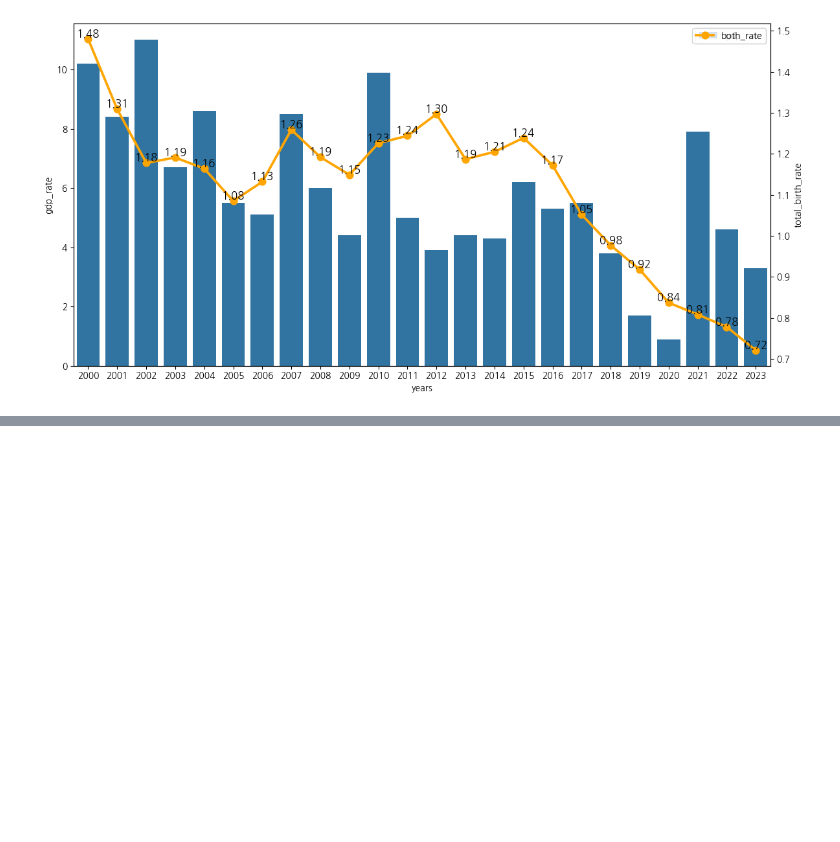
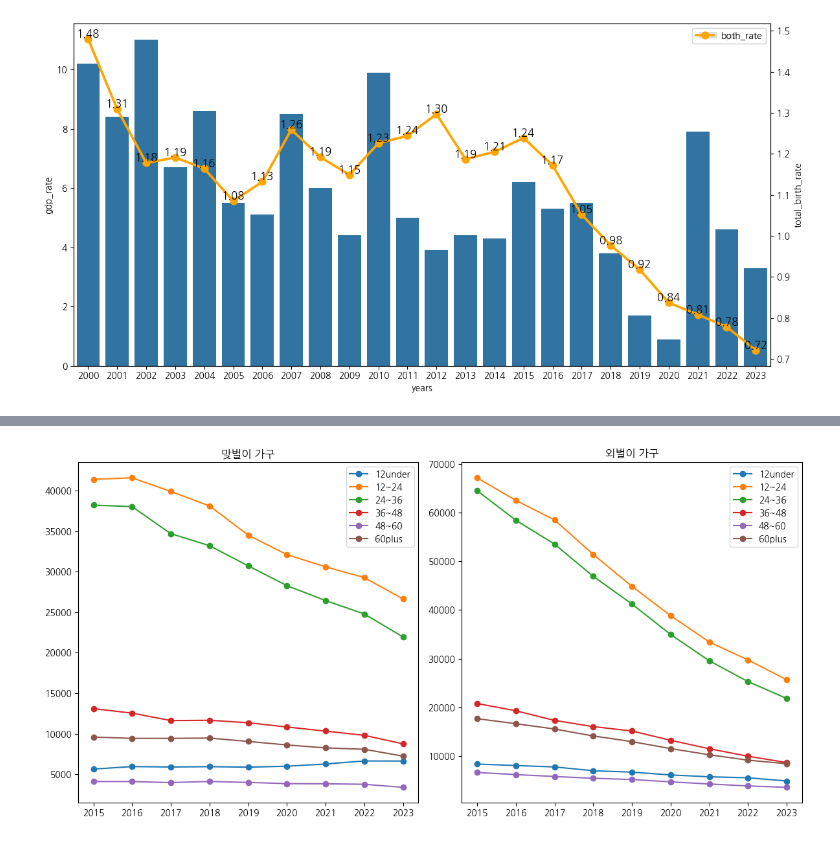
Before and after one commit to matdongsan5/Project, a Jupyter notebook: SQL_이정욱/visula.ipynb, the cells around one changed output, grey strips where cells are left out. Drawn from its saved outputs; the diff is of its cells as text; code cells hidden in the pictures; blank space fills up the shorter version.

```diff
--- a/SQL_이정욱/visula.ipynb
+++ b/SQL_이정욱/visula.ipynb
@@ -244,0 +368,57 @@ plt.show()
+# %%
+botDF1 = ebDF.loc[ebDF['category2'] == '맞벌이', ['12under', '12~24', '24~36', '36~48', '48~60', '60plus']]
+botDF2 = ebDF.loc[ebDF['category2'] == '외벌이', ['12under', '12~24', '24~36', '36~48', '48~60', '60plus']]
+# %%
+x = botDF1.index
+y1 = botDF1['12under']
+y2 = botDF1['12~24']
+y3 = botDF1['24~36']
+y4 = botDF1['36~48']
+y5 = botDF1['48~60']
+y6 = botDF1['60plus']
+
+fig, ax = plt.subplots(1,2,figsize=(12, 6))
+
+colors = sns.color_palette("Set2")
+
+ax[0].plot(x, y1, linestyle='-', marker='o', label="12under")
+ax[0].plot(x, y2, linestyle='-', marker='o', label="12~24")
+ax[0].plot(x, y3, linestyle='-', marker='o', label="24~36")
+ax[0].plot(x, y4, linestyle='-', marker='o', label="36~48")
+ax[0].plot(x, y5, linestyle='-', marker='o', label="48~60")
+ax[0].plot(x, y6, linestyle='-', marker='o', label="60plus")
+
+ax[0].set_title("맞벌이 가구")
+# ax[0].set_xlabel("Date")
+# ax[0].set_ylabel("Values")
+ax[0].legend()
+
+
+
+x = botDF2.index
+y1 = botDF2['12under']
+y2 = botDF2['12~24']
+y3 = botDF2['24~36']
+y4 = botDF2['36~48']
+y5 = botDF2['48~60']
+y6 = botDF2['60plus']
+
+colors = sns.color_palette("Set2")
+
+ax[1].plot(x, y1, linestyle='-', marker='o', label="12under")
+ax[1].plot(x, y2, linestyle='-', marker='o', label="12~24")
+ax[1].plot(x, y3, linestyle='-', marker='o', label="24~36")
+ax[1].plot(x, y4, linestyle='-', marker='o', label="36~48")
+ax[1].plot(x, y5, linestyle='-', marker='o', label="48~60")
+ax[1].plot(x, y6, linestyle='-', marker='o', label="60plus")
+
+ax[1].set_title("외벌이 가구")
+# ax[1].set_xlabel("Date")
+# ax[1].set_ylabel("Values")
+ax[1].legend()
+
+plt.tight_layout()
+
+plt.show()
+# %% [output]
+[figure, added]
```
Also changed, not shown: parts of 31 cells of this notebook, 9 other files.
